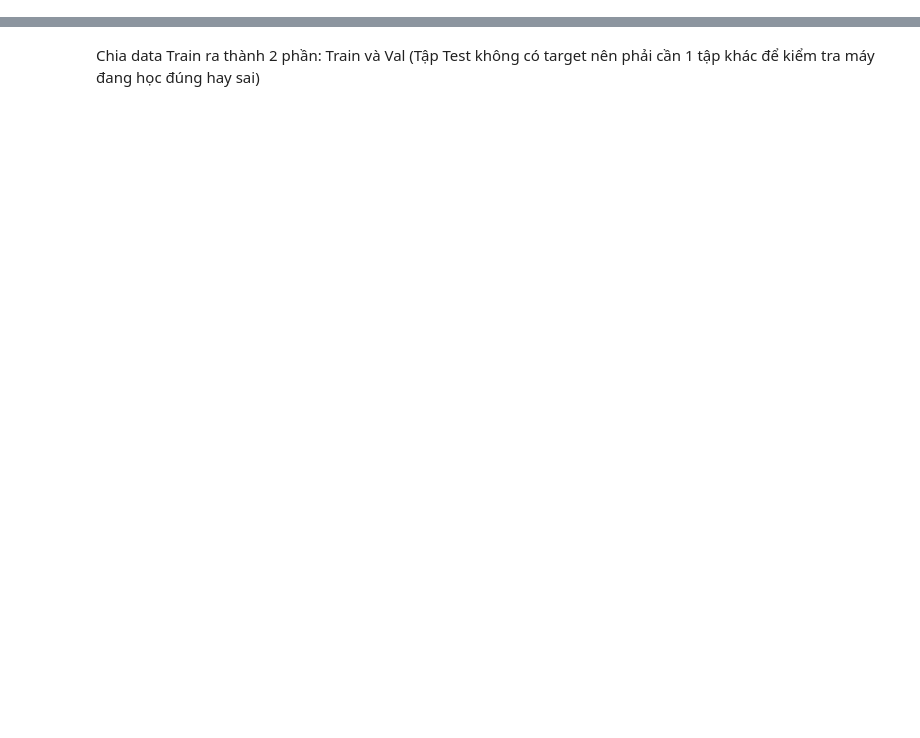
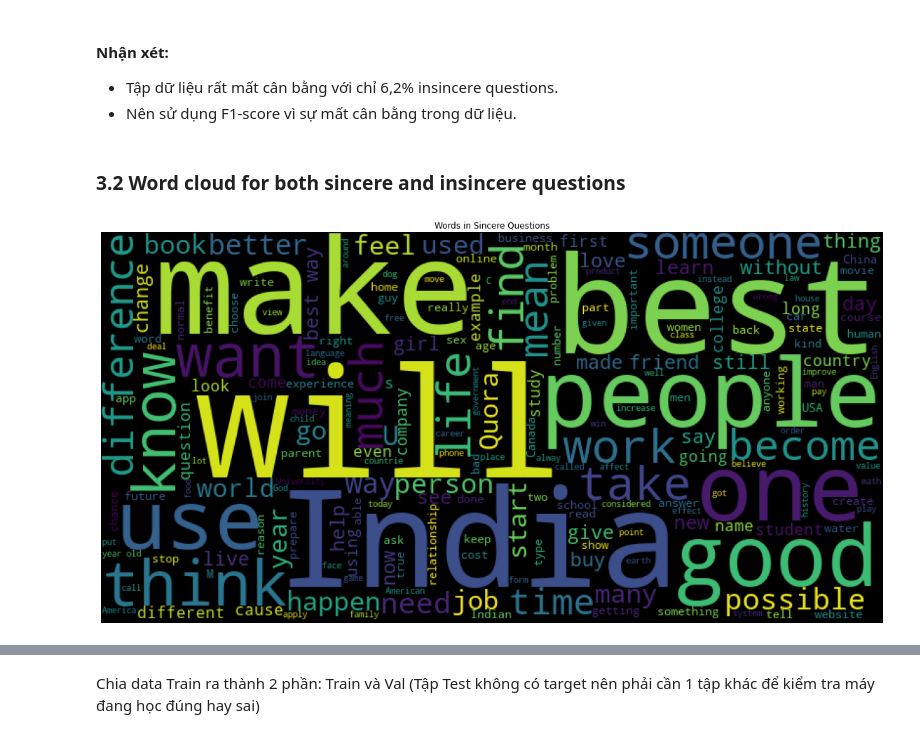
Before and after one commit to hieuphamjr/ToxicQuestionClassification, a Jupyter notebook: QuoraToxicQuestionClassification.ipynb, the cells around one changed output, grey strips where cells are left out. Saved outputs shown, nothing was run; the diff lists cells and outputs as text; code cells hidden in the pictures; blank space fills up the shorter version.

```diff
--- a/QuoraToxicQuestionClassification.ipynb
+++ b/QuoraToxicQuestionClassification.ipynb
@@ -74,0 +116,24 @@ df_train.head()
+# %% [markdown]
+#### Nhận xét:
+- Tập dữ liệu rất mất cân bằng với chỉ 6,2% insincere questions.
+- Nên sử dụng F1-score vì sự mất cân bằng trong dữ liệu.
+# %% [markdown]
+### 3.2 Word cloud for both sincere and insincere questions
+# %%
+def display_wordcloud(data, title):
+    words_list = data.unique().tolist()
+    words = ' '.join(words_list)
+
+    wordcloud = WordCloud(width = 800, height = 400,
+                      stopwords = set(STOPWORDS)).generate(words)
+
+    plt.figure(figsize=(20, 12), facecolor=None)
+    plt.imshow(wordcloud)
+    plt.title(f'Words in {title}')
+    plt.axis("off")
+    plt.show()
+# %%
+# Wordcloud for Sincere Questions
+display_wordcloud(df_train[df_train['target']==0]['question_text'], 'Sincere Questions')
+# %% [output]
+[figure, added]
```
Also changed, not shown: parts of 70 cells of this notebook.
